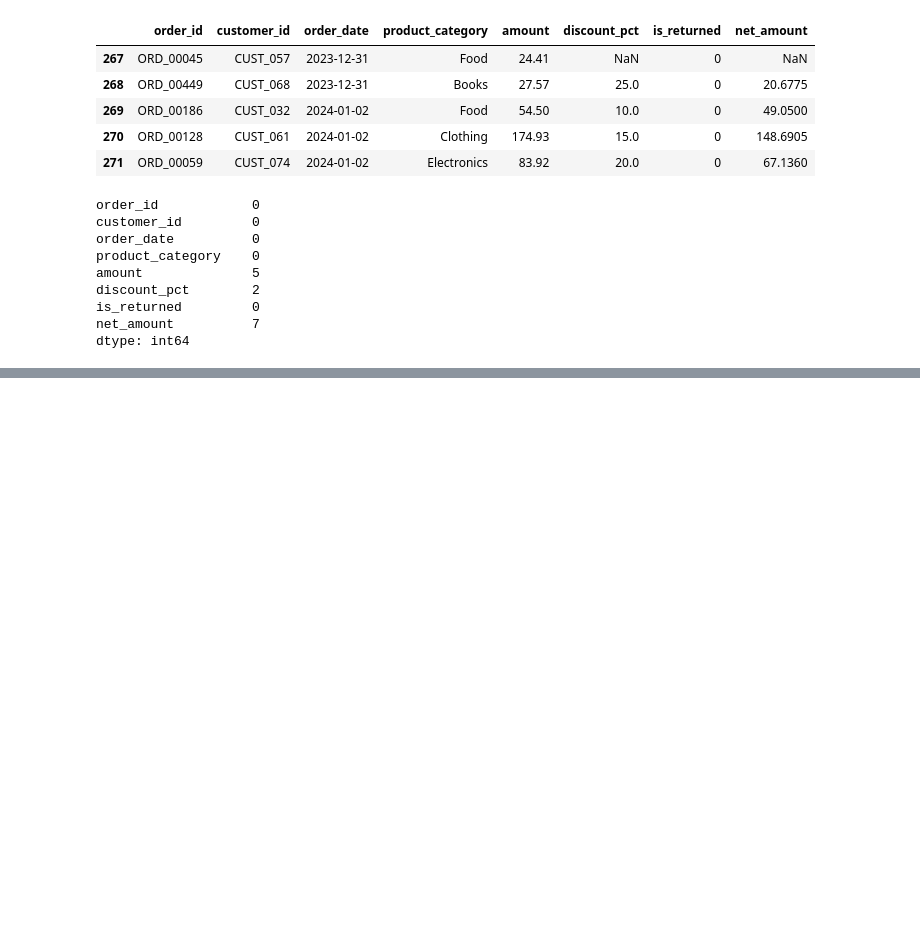
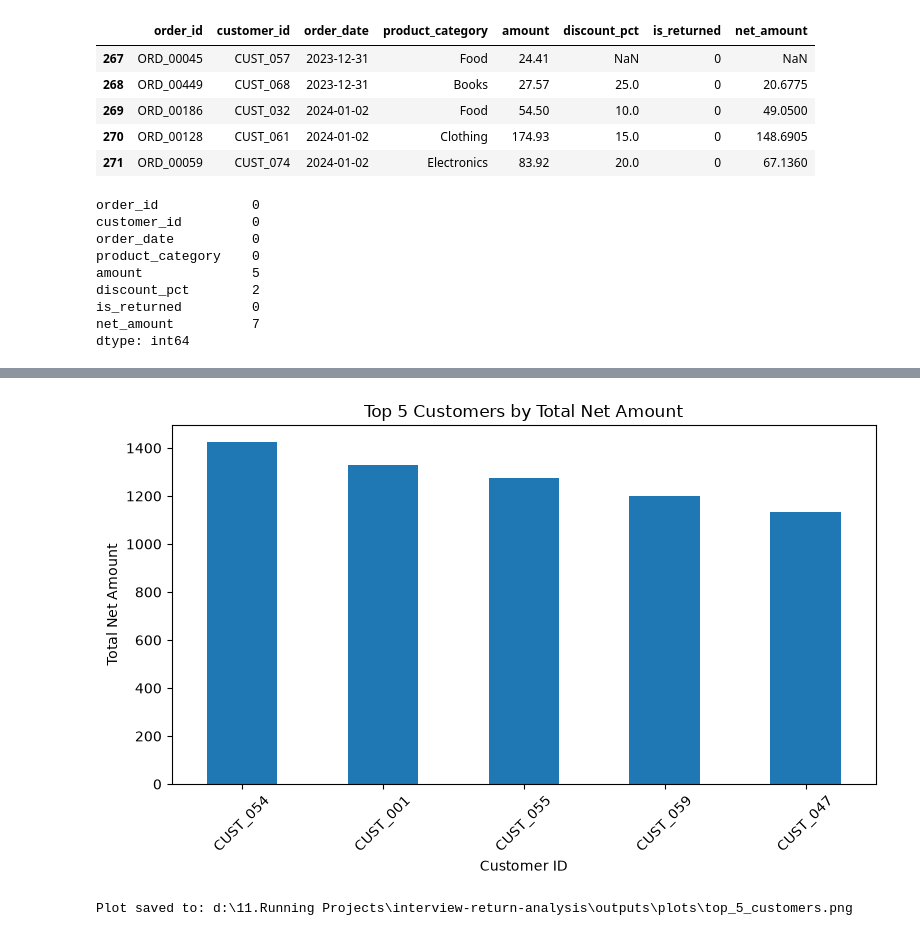
Before and after one commit to oshan-rajakaruna/interview-return-analysis, a Jupyter notebook: notebooks/return_analysis.ipynb, the cells around one changed output, grey strips where cells are left out. Drawn from its saved outputs; the diff is of its cells as text; code cells hidden in the pictures; blank space fills up the shorter version.

```diff
--- a/notebooks/return_analysis.ipynb
+++ b/notebooks/return_analysis.ipynb
@@ -229,0 +332,11 @@ dtype: int64
+# %%
+# Find top 5 customers by total net amount spent
+top_5_customers = (
+    df_last_6_months
+    .groupby("customer_id")["net_amount"]
+    .sum()
+    .sort_values(ascending=False)
+    .head(5)
+)
+
+top_5_customers
@@ -229,0 +351,20 @@ dtype: int64
+# %%
+plt.figure(figsize=(8, 5))
+
+top_5_customers.plot(kind="bar")
+
+plt.title("Top 5 Customers by Total Net Amount")
+plt.xlabel("Customer ID")
+plt.ylabel("Total Net Amount")
+plt.xticks(rotation=45)
+plt.tight_layout()
+
+CUSTOMER_PLOT_PATH = PROJECT_ROOT / "outputs" / "plots" / "top_5_customers.png"
+plt.savefig(CUSTOMER_PLOT_PATH, bbox_inches="tight")
+
+plt.show()
+
+print("Plot saved to:", CUSTOMER_PLOT_PATH)
+# %% [output]
+[figure, added]
+Plot saved to: d:\11.Running Projects\interview-return-analysis\outputs\plots\top_5_customers.png
```
Also changed, not shown: parts of 7 cells of this notebook.
